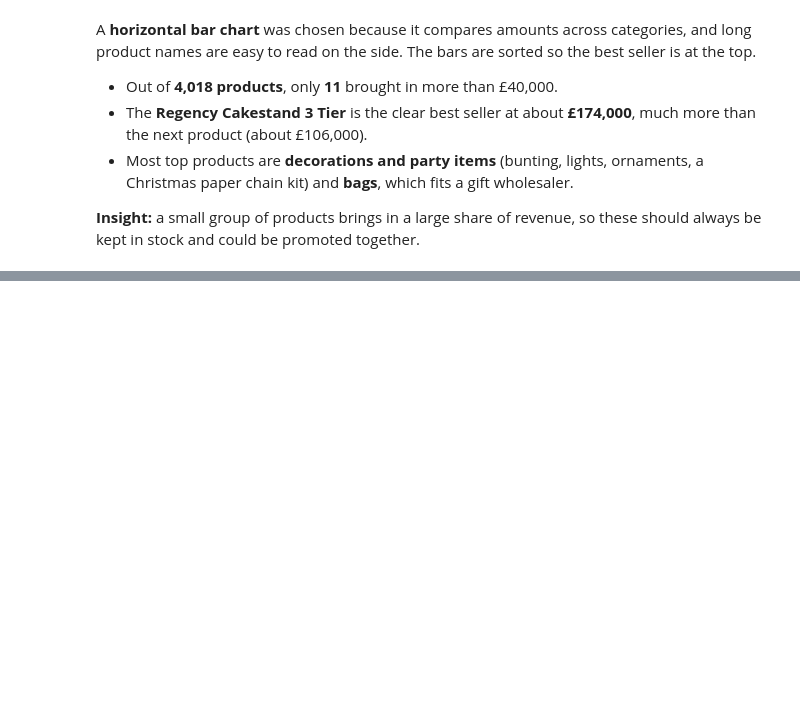
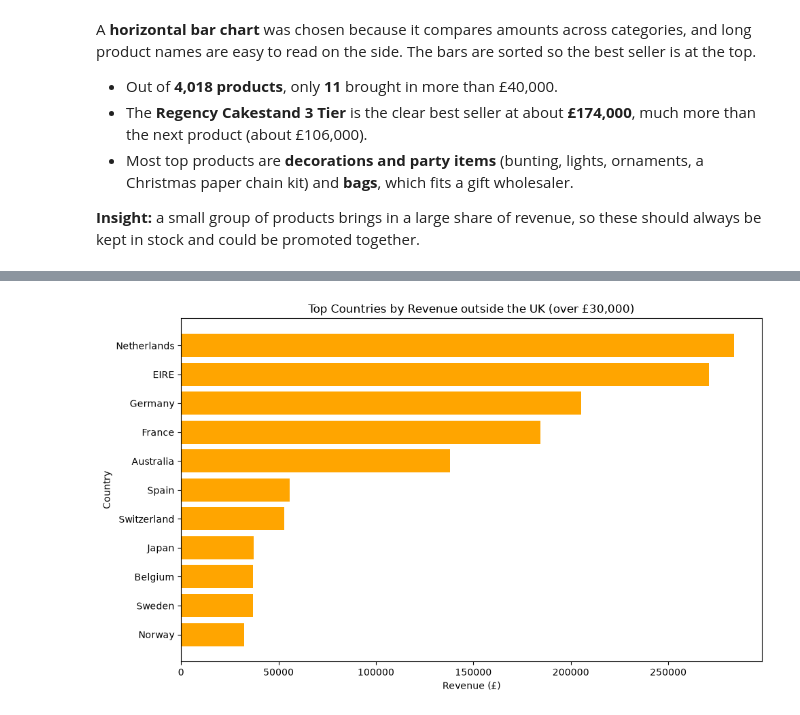
Before and after one commit to chryswds/DVC-CA2, a Jupyter notebook: DVC-CA2.ipynb, the cells around one changed output, grey strips where cells are left out. Saved outputs shown, nothing was run; the diff lists cells and outputs as text; code cells hidden in the pictures; blank space fills up the shorter version.

```diff
--- a/DVC-CA2.ipynb
+++ b/DVC-CA2.ipynb
@@ -418,0 +439,13 @@ A **horizontal bar chart** was chosen because it compares amounts across categor
+# %%
+top_countries = country_revenue[country_revenue['Revenue'] > 30000]
+top_countries = top_countries.sort_values(by=['Revenue'])
+
+plt.figure(figsize=(10,6))
+plt.barh(top_countries['Country'], top_countries['Revenue'], color='orange')
+plt.title('Top Countries by Revenue outside the UK (over £30,000)')
+plt.xlabel('Revenue (£)')
+plt.ylabel('Country')
+plt.tight_layout()
+plt.show()
+# %% [output]
+[figure, added]
```
Also changed, not shown: parts of 4 cells of this notebook.
